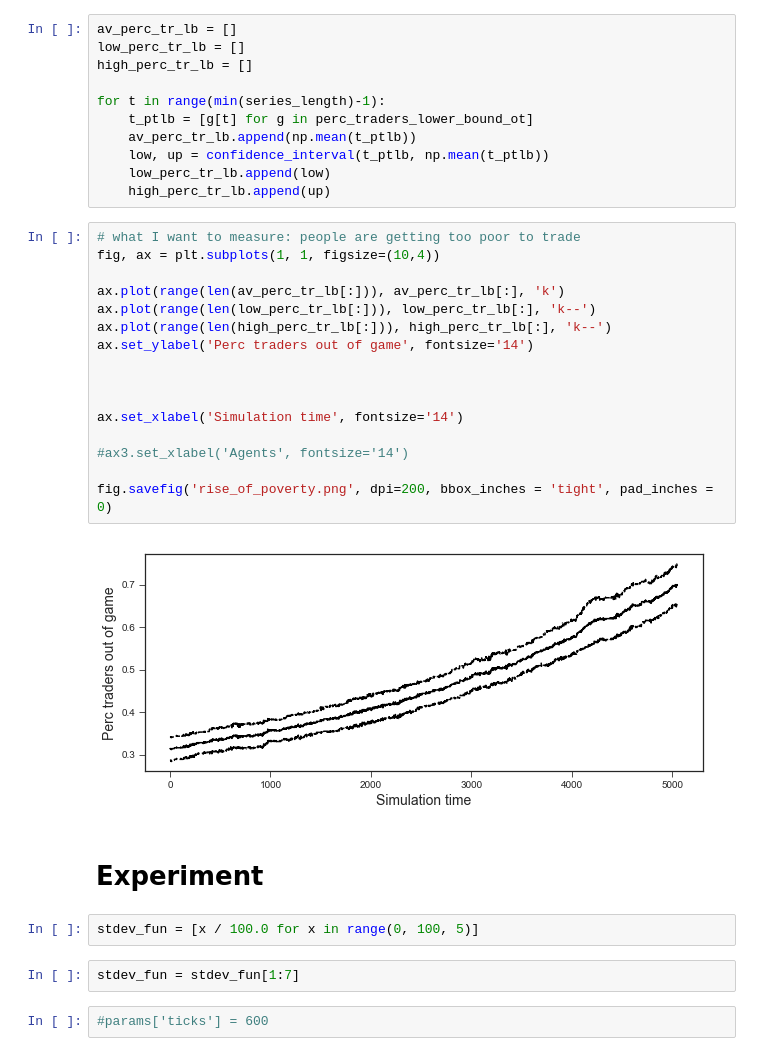
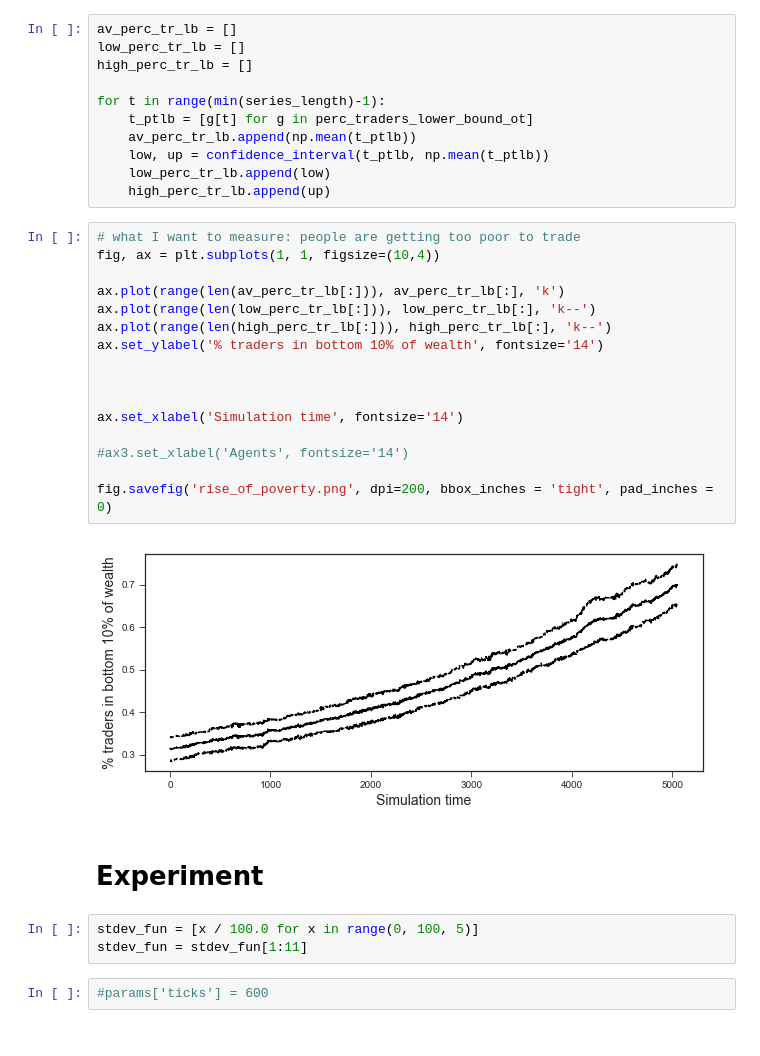
Before and after one commit to joerischasfoort/asset_volatility_wealth_inequality, a Jupyter notebook: volatility_inequality_model.ipynb, the cells around one changed output. Drawn from its saved outputs; the diff is of its cells as text.

```diff
--- a/volatility_inequality_model.ipynb
+++ b/volatility_inequality_model.ipynb
@@ -382,27 +379,26 @@ for t in range(min(series_length)-1):
 # %%
 # what I want to measure: people are getting too poor to trade
 fig, ax = plt.subplots(1, 1, figsize=(10,4))
 
 ax.plot(range(len(av_perc_tr_lb[:])), av_perc_tr_lb[:], 'k')
 ax.plot(range(len(low_perc_tr_lb[:])), low_perc_tr_lb[:], 'k--')
 ax.plot(range(len(high_perc_tr_lb[:])), high_perc_tr_lb[:], 'k--')
-ax.set_ylabel('Perc traders out of game', fontsize='14')
+ax.set_ylabel('% traders in bottom 10% of wealth', fontsize='14')
 
 
 
 ax.set_xlabel('Simulation time', fontsize='14')
 
 #ax3.set_xlabel('Agents', fontsize='14')
 
 fig.savefig('rise_of_poverty.png', dpi=200, bbox_inches = 'tight', pad_inches = 0)
 # %% [output]
-[figure, old version]
+[figure, new version]
 # %% [markdown]
 # Experiment
 # %%
 stdev_fun = [x / 100.0 for x in range(0, 100, 5)]
+stdev_fun = stdev_fun[1:11]
-# %%
-stdev_fun = stdev_fun[1:7]
 # %%
 #params['ticks'] = 600
 # %%
```
Also changed, not shown: parts of 13 cells of this notebook, 1 other file.
